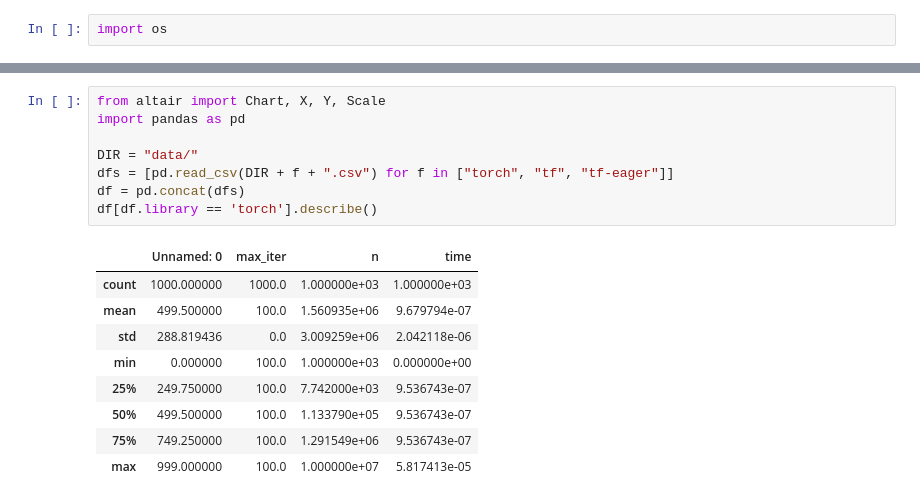
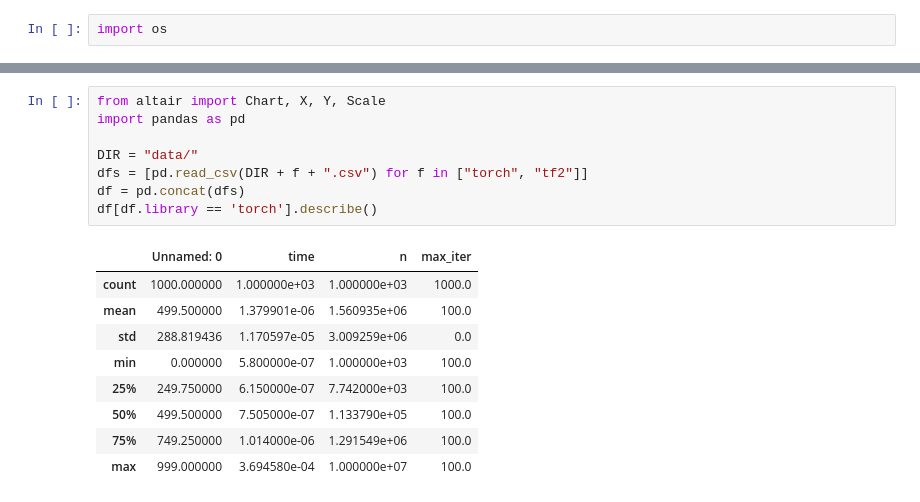
Before and after one commit to stsievert/pytorch-timing-comparisons, a Jupyter notebook: Tensorflow-eval.ipynb, the cells around one changed output, grey strips where cells are left out. Drawn from its saved outputs; the diff is of its cells as text.

```diff
--- a/Tensorflow-eval.ipynb
+++ b/Tensorflow-eval.ipynb
@@ -13,21 +7,21 @@ import os
 # %%
 from altair import Chart, X, Y, Scale
 import pandas as pd
 
 DIR = "data/"
-dfs = [pd.read_csv(DIR + f + ".csv") for f in ["torch", "tf", "tf-eager"]]
+dfs = [pd.read_csv(DIR + f + ".csv") for f in ["torch", "tf2"]]
 df = pd.concat(dfs)
 df[df.library == 'torch'].describe()
 # %% [output]
-|  | Unnamed: 0 | max_iter | n | time |
-| count | 1000.000000 | 1000.0 | 1.000000e+03 | 1.000000e+03 |
-| mean | 499.500000 | 100.0 | 1.560935e+06 | 9.679794e-07 |
-| std | 288.819436 | 0.0 | 3.009259e+06 | 2.042118e-06 |
-| min | 0.000000 | 100.0 | 1.000000e+03 | 0.000000e+00 |
-| 25% | 249.750000 | 100.0 | 7.742000e+03 | 9.536743e-07 |
-| 50% | 499.500000 | 100.0 | 1.133790e+05 | 9.536743e-07 |
-| 75% | 749.250000 | 100.0 | 1.291549e+06 | 9.536743e-07 |
-| max | 999.000000 | 100.0 | 1.000000e+07 | 5.817413e-05 |
+|  | Unnamed: 0 | time | n | max_iter |
+| count | 1000.000000 | 1.000000e+03 | 1.000000e+03 | 1000.0 |
+| mean | 499.500000 | 1.379901e-06 | 1.560935e+06 | 100.0 |
+| std | 288.819436 | 1.170597e-05 | 3.009259e+06 | 0.0 |
+| min | 0.000000 | 5.800000e-07 | 1.000000e+03 | 100.0 |
+| 25% | 249.750000 | 6.150000e-07 | 7.742000e+03 | 100.0 |
+| 50% | 499.500000 | 7.505000e-07 | 1.133790e+05 | 100.0 |
+| 75% | 749.250000 | 1.014000e-06 | 1.291549e+06 | 100.0 |
+| max | 999.000000 | 3.694580e-04 | 1.000000e+07 | 100.0 |
 # %%
 Chart(df).mark_line().encode(
     x=X('n', scale=Scale(type='log')),
```
Also changed, not shown: parts of 7 cells of this notebook, 7 other files.
